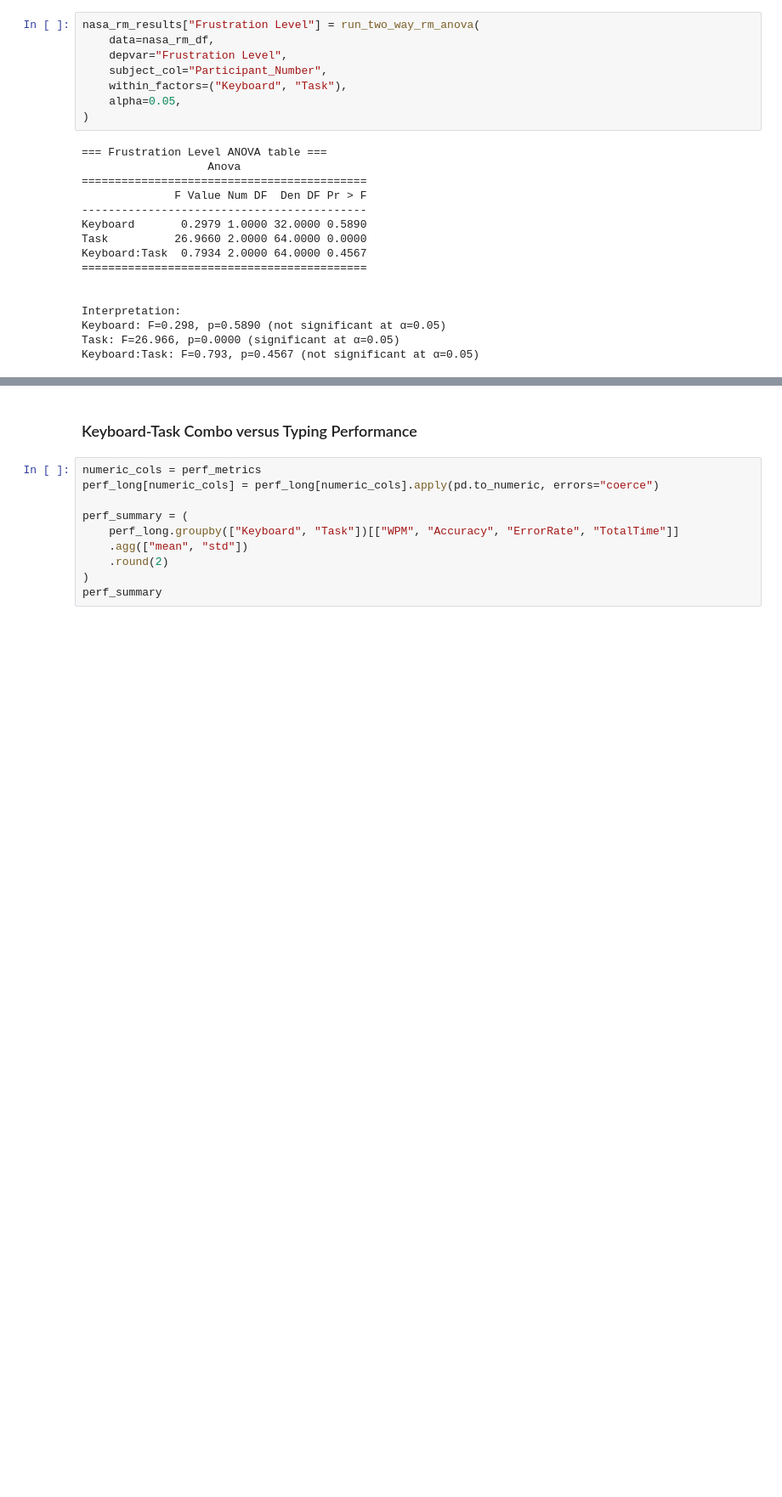
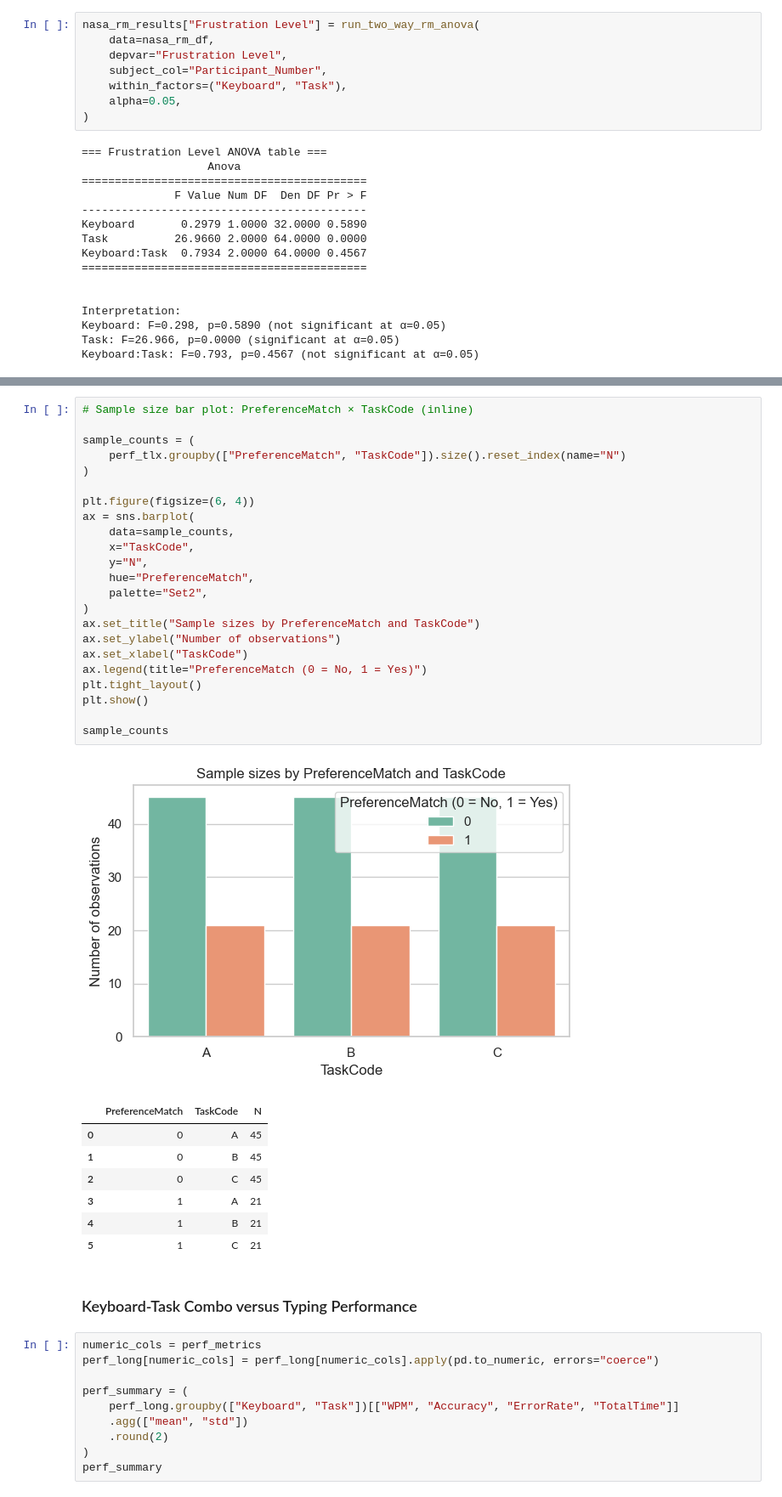
Before and after one commit to chris-asturiano/typing-test, a Jupyter notebook: data_analysis/data_analysis.ipynb, the cells around one changed output, grey strips where cells are left out. Shown at 85% size. Drawn from its saved outputs; the diff is of its cells as text; blank space fills up the shorter version.

```diff
--- a/data_analysis/data_analysis.ipynb
+++ b/data_analysis/data_analysis.ipynb
@@ -931,3 +1717,35 @@ Keyboard:Task: F=0.793, p=0.4567 (not significant at α=0.05)
+# %%
+# Sample size bar plot: PreferenceMatch × TaskCode (inline)
+
+sample_counts = (
+    perf_tlx.groupby(["PreferenceMatch", "TaskCode"]).size().reset_index(name="N")
+)
+
+plt.figure(figsize=(6, 4))
+ax = sns.barplot(
+    data=sample_counts,
+    x="TaskCode",
+    y="N",
+    hue="PreferenceMatch",
+    palette="Set2",
+)
+ax.set_title("Sample sizes by PreferenceMatch and TaskCode")
+ax.set_ylabel("Number of observations")
+ax.set_xlabel("TaskCode")
+ax.legend(title="PreferenceMatch (0 = No, 1 = Yes)")
+plt.tight_layout()
+plt.show()
+
+sample_counts
+# %% [output]
+[figure, added]
+|  | PreferenceMatch | TaskCode | N |
+| 0 | 0 | A | 45 |
+| 1 | 0 | B | 45 |
+| 2 | 0 | C | 45 |
+| 3 | 1 | A | 21 |
+| 4 | 1 | B | 21 |
+| 5 | 1 | C | 21 |
 # %% [markdown]
 ### Keyboard-Task Combo versus Typing Performance
 # %%
```
Also changed, not shown: parts of 19 cells of this notebook, 6 other files.
